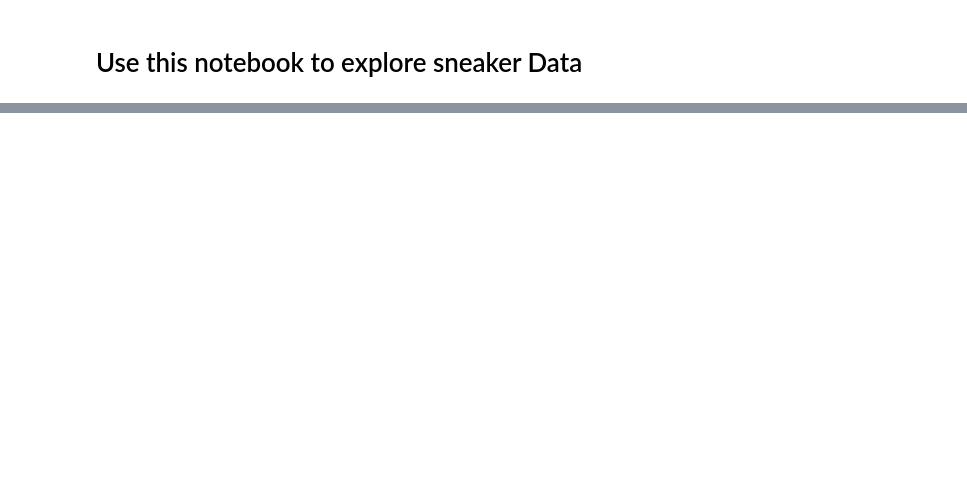
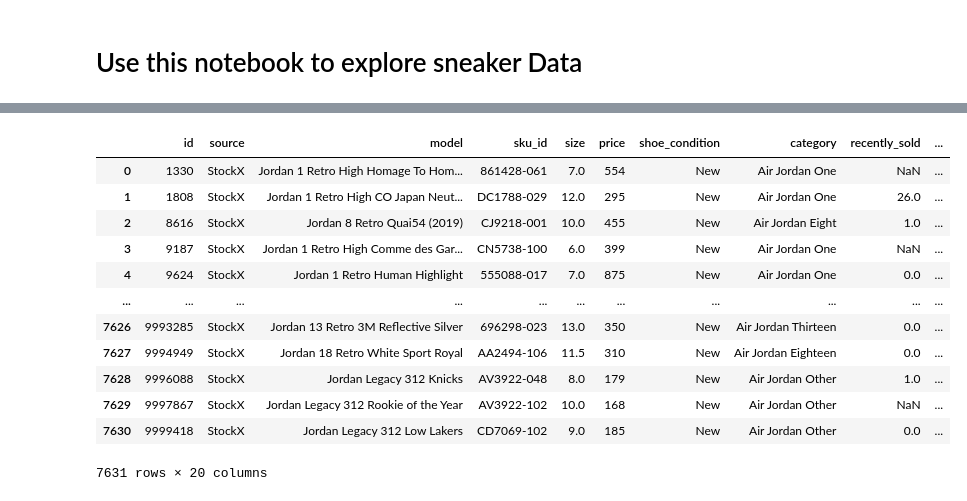
Before and after one commit to sanctuarysneakers/sanctuary-web, a Jupyter notebook: Data Exploration.ipynb, the cells around one changed output, grey strips where cells are left out. Drawn from its saved outputs; the diff is of its cells as text; code cells hidden in the pictures; blank space fills up the shorter version.

```diff
--- a/Data Exploration.ipynb
+++ b/Data Exploration.ipynb
@@ -35,0 +55,16 @@ df
+# %%
+stockx
+# %% [output]
+|  | id | source | model | sku_id | size | price | shoe_condition | category | recently_sold | ... |
+| 0 | 1330 | StockX | Jordan 1 Retro High Homage To Hom... | 861428-061 | 7.0 | 554 | New | Air Jordan One | NaN | ... |
+| 1 | 1808 | StockX | Jordan 1 Retro High CO Japan Neut... | DC1788-029 | 12.0 | 295 | New | Air Jordan One | 26.0 | ... |
+| 2 | 8616 | StockX | Jordan 8 Retro Quai54 (2019) | CJ9218-001 | 10.0 | 455 | New | Air Jordan Eight | 1.0 | ... |
+| 3 | 9187 | StockX | Jordan 1 Retro High Comme des Gar... | CN5738-100 | 6.0 | 399 | New | Air Jordan One | NaN | ... |
+| 4 | 9624 | StockX | Jordan 1 Retro Human Highlight | 555088-017 | 7.0 | 875 | New | Air Jordan One | 0.0 | ... |
+| ... | ... | ... | ... | ... | ... | ... | ... | ... | ... | ... |
+| 7626 | 9993285 | StockX | Jordan 13 Retro 3M Reflective Silver | 696298-023 | 13.0 | 350 | New | Air Jordan Thirteen | 0.0 | ... |
+| 7627 | 9994949 | StockX | Jordan 18 Retro White Sport Royal | AA2494-106 | 11.5 | 310 | New | Air Jordan Eighteen | 0.0 | ... |
+| 7628 | 9996088 | StockX | Jordan Legacy 312 Knicks | AV3922-048 | 8.0 | 179 | New | Air Jordan Other | 1.0 | ... |
+| 7629 | 9997867 | StockX | Jordan Legacy 312 Rookie of the Year | AV3922-102 | 10.0 | 168 | New | Air Jordan Other | NaN | ... |
+| 7630 | 9999418 | StockX | Jordan Legacy 312 Low Lakers | CD7069-102 | 9.0 | 185 | New | Air Jordan Other | 0.0 | ... |
+7631 rows × 20 columns
```
Also changed, not shown: parts of 6 cells of this notebook.
